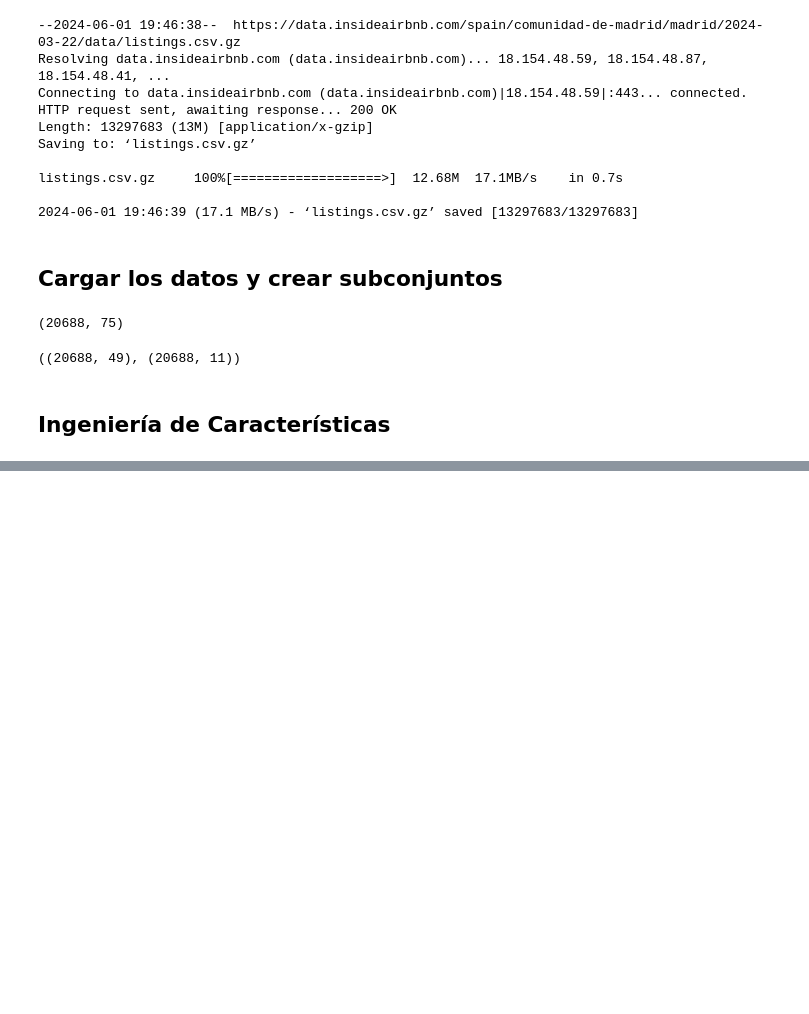
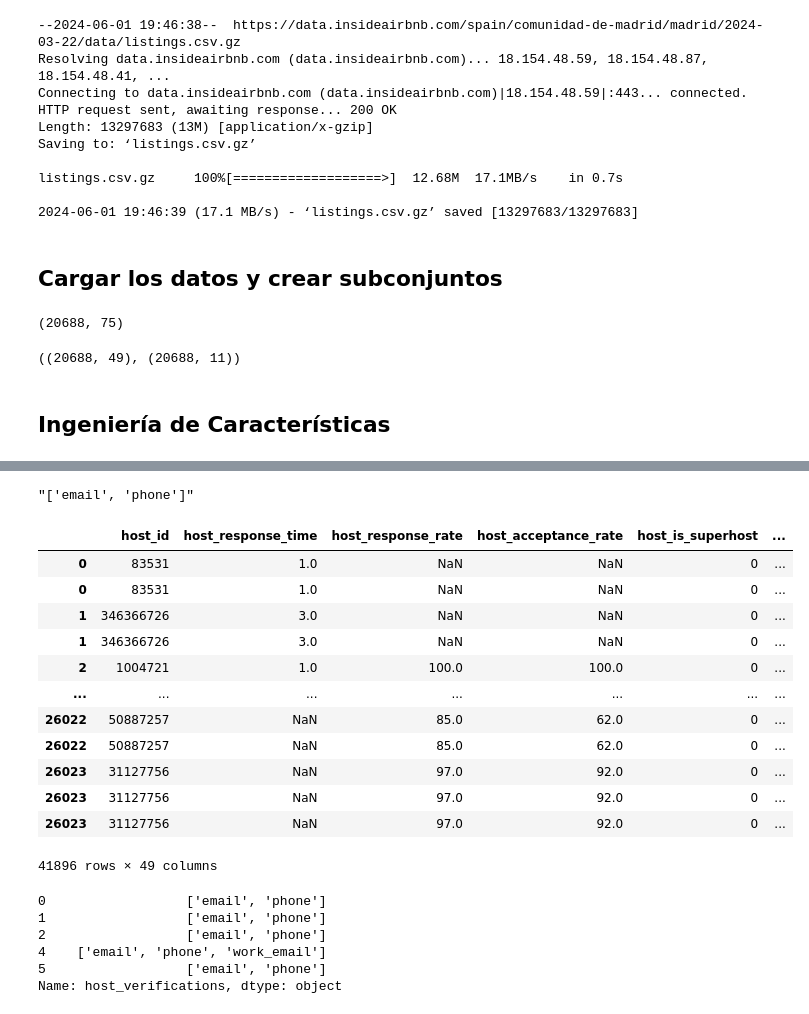
Before and after one commit to dmdequin/airbnb_price_predict, a Jupyter notebook: airbnb_price_predict.ipynb, the cells around one changed output, grey strips where cells are left out. Drawn from its saved outputs; the diff is of its cells as text; code cells hidden in the pictures; blank space fills up the shorter version.

Commit message:
finished cleaning numerical columns

```diff
--- a/airbnb_price_predict.ipynb
+++ b/airbnb_price_predict.ipynb
@@ -100,6 +102,8 @@ data_types = {
     'neighbourhood_cleansed': pd.StringDtype(),
     'neighbourhood_group_cleansed': pd.StringDtype(),
     'property_type': pd.StringDtype(),
+    'host_verifications': pd.StringDtype(),
+    'amenities': pd.StringDtype(),
 }
 # %% [markdown]
 ## Cargar los datos y crear subconjuntos
@@ -154,3 +186,32 @@ data_numerical.shape, data_text.shape
+# %%
+# Strip % and convert int
+columns_percent = ['host_response_rate','host_acceptance_rate']
+
+for col in columns_percent:
+    data_numerical[col] = data_numerical[col].str.replace('%', '').apply(pd.to_numeric)
+# %%
+# Convert to category strings to numerical codes
+columns_categorical = ['host_response_time', 'room_type']
+
+label_encoder = LabelEncoder()
+data_numerical[columns_categorical] = data_numerical[columns_categorical].apply(lambda series: pd.Series(
+    LabelEncoder().fit_transform(series[series.notnull()]),
+))
+# %%
+# Clean string
+data_numerical['host_verifications'] = data_numerical['host_verifications'].str.replace(r"[\'\[\]]", "", regex=True)
+data_numerical['host_verifications'] = data_numerical['host_verifications'].str.replace(" ", "")
+
+verification_cols = ['email_verified', 'phone_verified','work_email_verified']
+
+# Expand columns
+data_numerical[verification_cols] = data_numerical['host_verifications'].str.split(',', expand=True)
+
+# Convert to 1 and 0
+data_numerical[verification_cols] = data_numerical[verification_cols].notnull().astype(int)
+
+# Drop original column
+data_numerical = data_numerical.drop(['host_verifications'], axis=1)
 # %%
 data_numerical.info()
 # %% [output]
@@ -194,0 +251,39 @@ data_numerical = data_numerical.drop(['last_review', 'last_review_year'], axis=1
+# %%
+data_numerical['host_verifications'].value_counts()
+# %% [output]
+"['email', 'phone']"
+# %%
+data_numerical['host_verifications'] = data_numerical['host_verifications'].str.replace(r"[\'\[\]]", "", regex=True)
+
+# Step 2: Split the strings into lists
+data_numerical['host_verifications'] = data_numerical['host_verifications'].str.split(', ')
+
+# Step 3: Explode the lists into separate rows
+df_exploded = data_numerical.explode('host_verifications')
+df_exploded
+# %% [output]
+|  | host_id | host_response_time | host_response_rate | host_acceptance_rate | host_is_superhost | ... |
+| 0 | 83531 | 1.0 | NaN | NaN | 0 | ... |
+| 0 | 83531 | 1.0 | NaN | NaN | 0 | ... |
+| 1 | 346366726 | 3.0 | NaN | NaN | 0 | ... |
+| 1 | 346366726 | 3.0 | NaN | NaN | 0 | ... |
+| 2 | 1004721 | 1.0 | 100.0 | 100.0 | 0 | ... |
+| ... | ... | ... | ... | ... | ... | ... |
+| 26022 | 50887257 | NaN | 85.0 | 62.0 | 0 | ... |
+| 26022 | 50887257 | NaN | 85.0 | 62.0 | 0 | ... |
+| 26023 | 31127756 | NaN | 97.0 | 92.0 | 0 | ... |
+| 26023 | 31127756 | NaN | 97.0 | 92.0 | 0 | ... |
+| 26023 | 31127756 | NaN | 97.0 | 92.0 | 0 | ... |
+41896 rows × 49 columns
+# %%
+data_numerical['host_verifications'] = data_numerical['host_verifications'].values.tolist()
+data_numerical['host_verifications'] =  data_numerical['host_verifications'].apply(lambda x: ', '.join(map(str, x)) if isinstance(x, list) else str(x))
+
+data_numerical['host_verifications'].head()
+# %% [output]
+0                  ['email', 'phone']
+1                  ['email', 'phone']
+2                  ['email', 'phone']
+4    ['email', 'phone', 'work_email']
+5                  ['email', 'phone']
+Name: host_verifications, dtype: object
```
Also changed, not shown: parts of 14 cells of this notebook.
